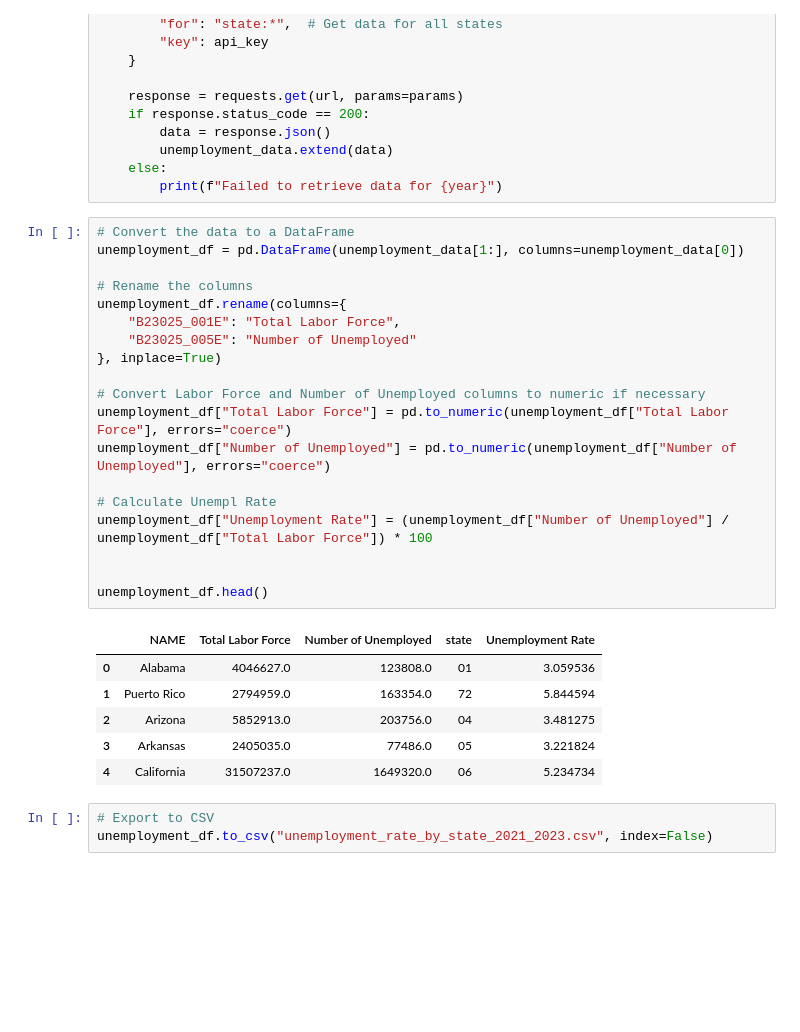
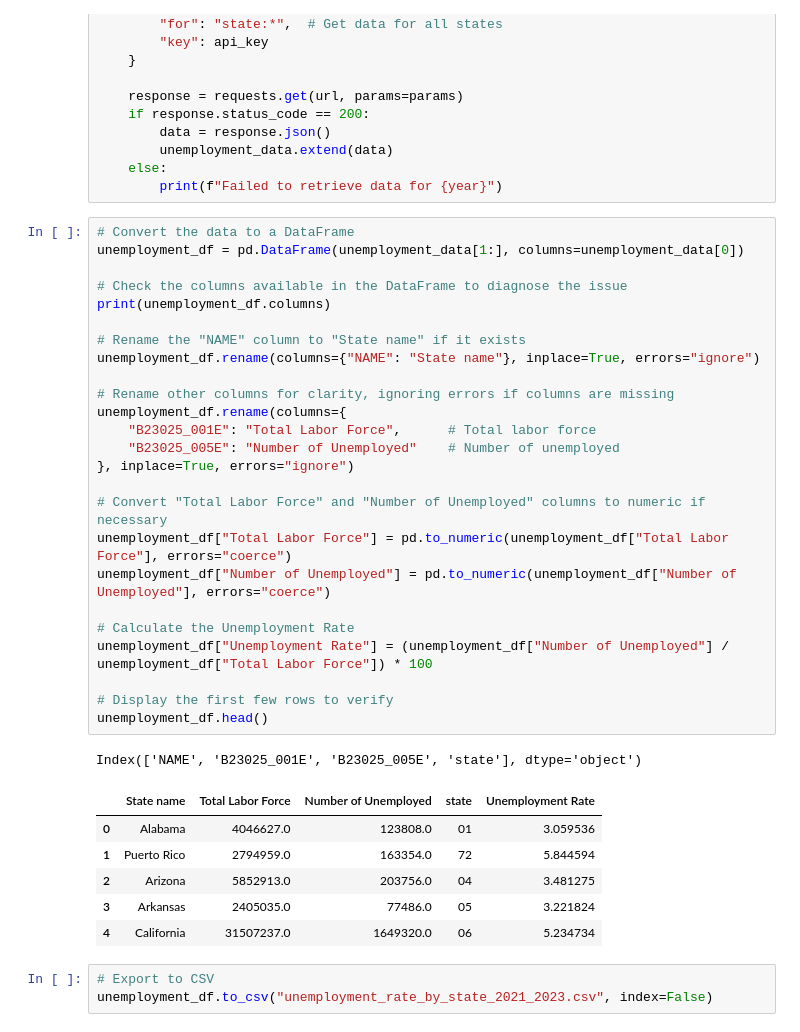
Before and after one commit to kileykarecki/Project-1, a Jupyter notebook: Census_Unemployment_Rate.ipynb, the cells around one changed output. Saved outputs shown, nothing was run; the diff lists cells and outputs as text; blank space fills up the shorter version.

Commit message:
states geographic data as a csv

```diff
--- a/Census_Unemployment_Rate.ipynb
+++ b/Census_Unemployment_Rate.ipynb
@@ -38,24 +38,31 @@ for year in years:
 # %%
 # Convert the data to a DataFrame
 unemployment_df = pd.DataFrame(unemployment_data[1:], columns=unemployment_data[0])
 
-# Rename the columns
+# Check the columns available in the DataFrame to diagnose the issue
+print(unemployment_df.columns)
+
+# Rename the "NAME" column to "State name" if it exists
+unemployment_df.rename(columns={"NAME": "State name"}, inplace=True, errors="ignore")
+
+# Rename other columns for clarity, ignoring errors if columns are missing
 unemployment_df.rename(columns={
-    "B23025_001E": "Total Labor Force",
-    "B23025_005E": "Number of Unemployed"
-}, inplace=True)
+    "B23025_001E": "Total Labor Force",      # Total labor force
+    "B23025_005E": "Number of Unemployed"    # Number of unemployed
+}, inplace=True, errors="ignore")
 
-# Convert Labor Force and Number of Unemployed columns to numeric if necessary
+# Convert "Total Labor Force" and "Number of Unemployed" columns to numeric if necessary
 unemployment_df["Total Labor Force"] = pd.to_numeric(unemployment_df["Total Labor Force"], errors="coerce")
 unemployment_df["Number of Unemployed"] = pd.to_numeric(unemployment_df["Number of Unemployed"], errors="coerce")
 
-# Calculate Unempl Rate
+# Calculate the Unemployment Rate
 unemployment_df["Unemployment Rate"] = (unemployment_df["Number of Unemployed"] / unemployment_df["Total Labor Force"]) * 100
 
-
+# Display the first few rows to verify
 unemployment_df.head()
 # %% [output]
+Index(['NAME', 'B23025_001E', 'B23025_005E', 'state'], dtype='object')
-|  | NAME | Total Labor Force | Number of Unemployed | state | Unemployment Rate |
+|  | State name | Total Labor Force | Number of Unemployed | state | Unemployment Rate |
 | 0 | Alabama | 4046627.0 | 123808.0 | 01 | 3.059536 |
 | 1 | Puerto Rico | 2794959.0 | 163354.0 | 72 | 5.844594 |
 | 2 | Arizona | 5852913.0 | 203756.0 | 04 | 3.481275 |
```
Also changed, not shown: 5 other files.
